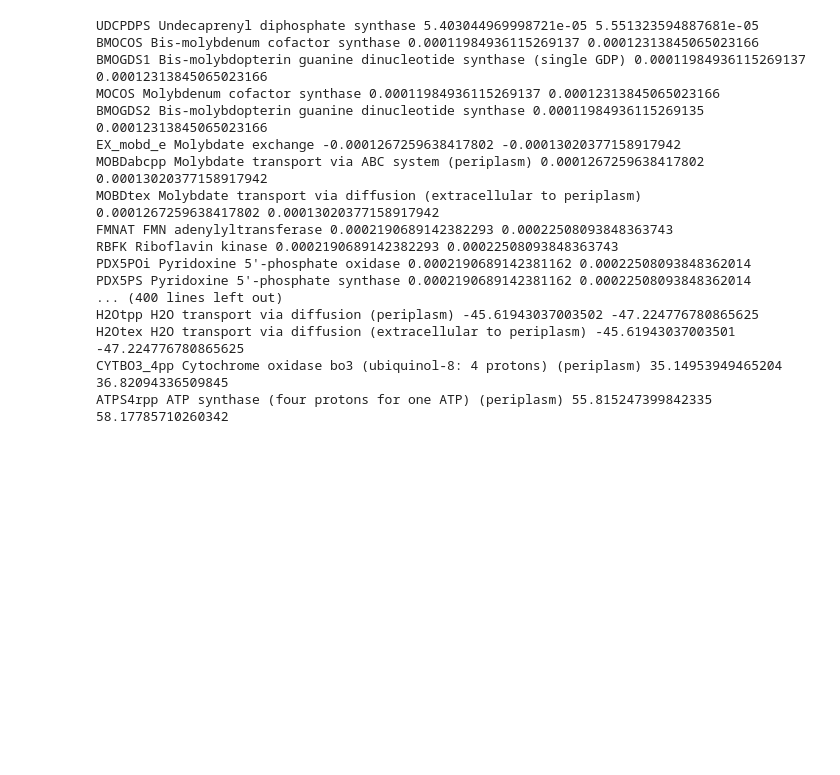
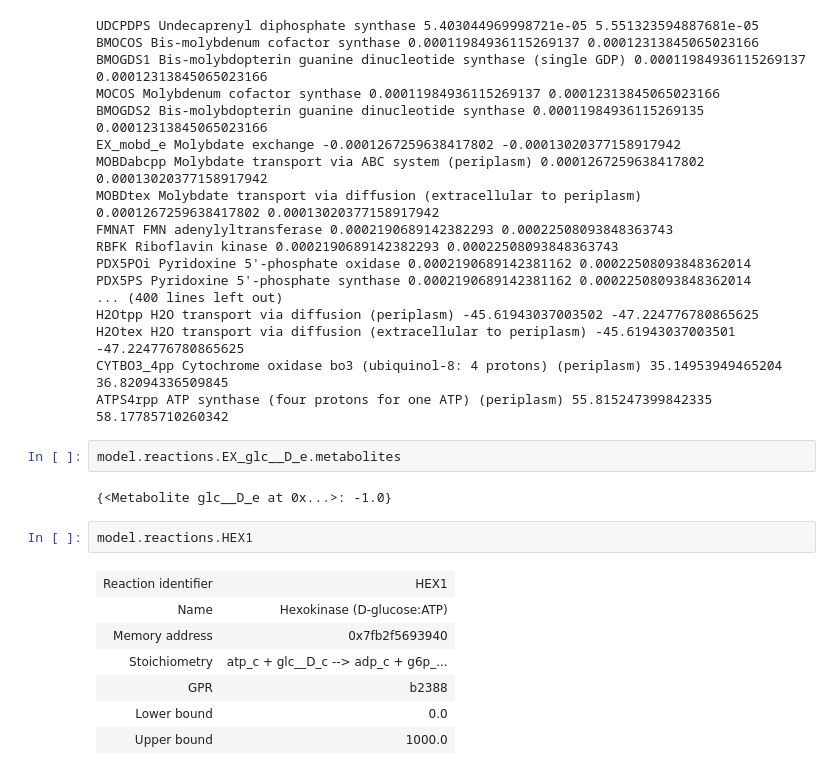
Before and after one commit to C-CoMP-STC/mit1002-cue-simulations, a Jupyter notebook: glc_ace_coutilization/e_coli_complete/glc_ace_escher_maps.ipynb, the cells around one changed output. Drawn from its saved outputs; the diff is of its cells as text; blank space fills up the shorter version.

Commit message:
Look up some reactions

```diff
--- a/glc_ace_coutilization/e_coli_complete/glc_ace_escher_maps.ipynb
+++ b/glc_ace_coutilization/e_coli_complete/glc_ace_escher_maps.ipynb
@@ -146,3 +146,17 @@ H2Otpp H2O transport via diffusion (periplasm) -45.61943037003502 -47.2247767808
 H2Otex H2O transport via diffusion (extracellular to periplasm) -45.61943037003501 -47.224776780865625
 CYTBO3_4pp Cytochrome oxidase bo3 (ubiquinol-8: 4 protons) (periplasm) 35.14953949465204 36.82094336509845
 ATPS4rpp ATP synthase (four protons for one ATP) (periplasm) 55.815247399842335 58.17785710260342
+# %%
+model.reactions.EX_glc__D_e.metabolites
+# %% [output]
+{<Metabolite glc__D_e at 0x...>: -1.0}
+# %%
+model.reactions.HEX1
+# %% [output]
+| Reaction identifier | HEX1 |
+| Name | Hexokinase (D-glucose:ATP) |
+| Memory address | 0x7fb2f5693940 |
+| Stoichiometry | atp_c + glc__D_c --> adp_c + g6p_... |
+| GPR | b2388 |
+| Lower bound | 0.0 |
+| Upper bound | 1000.0 |
```
Also changed, not shown: parts of 2 cells of this notebook.
